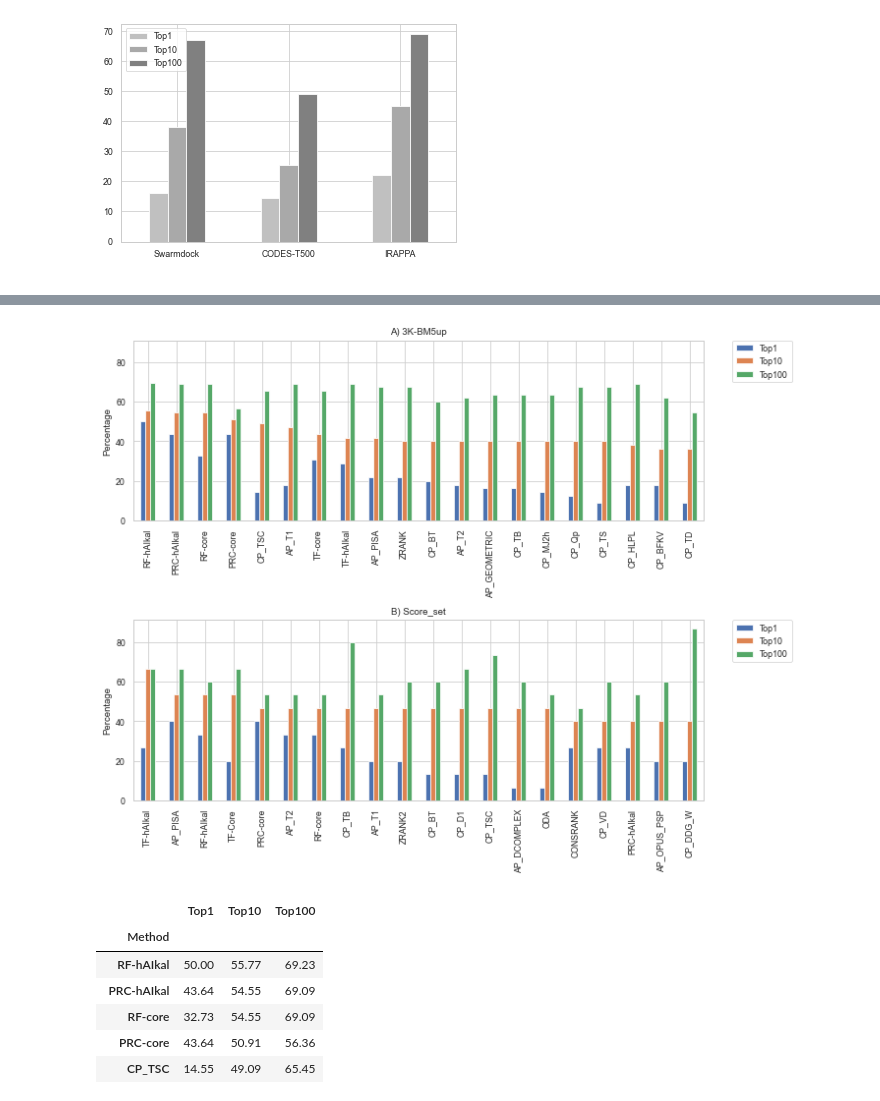
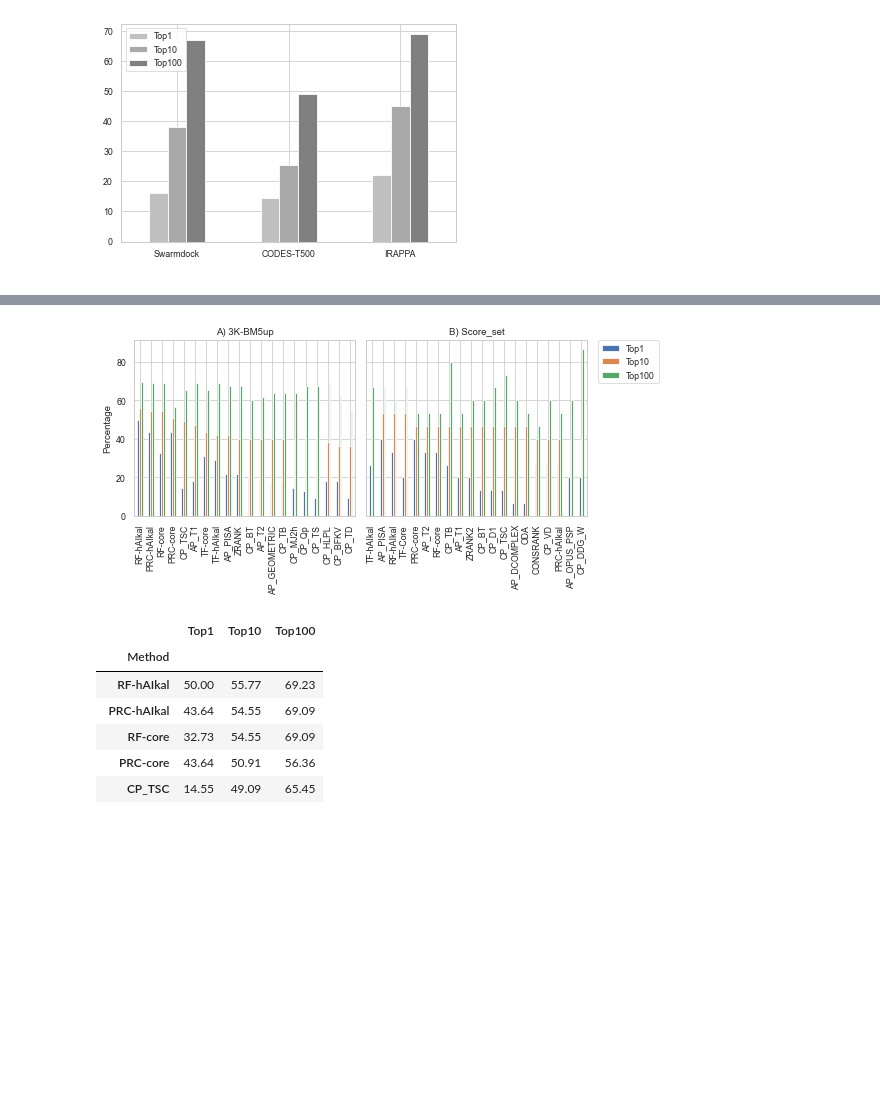
Before and after one commit to D-Barradas/DataViz, a Jupyter notebook: cube_viz/Barplot_setup_for_pubs.ipynb, the cells around one changed output, grey strips where cells are left out. Cells and saved outputs as stored; diff of their text form; code cells hidden in the pictures; blank space fills up the shorter version.

Commit message:
update the Radar plot scripts

```diff
--- a/cube_viz/Barplot_setup_for_pubs.ipynb
+++ b/cube_viz/Barplot_setup_for_pubs.ipynb
@@ -175,9 +174,13 @@ meth_two = score_set["Method"].to_list()
 bm5.set_index("Method",inplace=True)
 score_set.set_index("Method",inplace=True)
 # %%
-fig, ((ax1, ax2) ) = plt.subplots(2,1 , sharex=False
+# fig, ((ax1, ax2) ) = plt.subplots(2,1 , sharex=False
+fig, ((ax1, ax2) ) = plt.subplots(1,2 , sharex=False
+
                                 ,sharey=True
-                                ,figsize=( 10 , 8 )
+                                ,figsize=( 8 , 4 )
+
+                                # ,figsize=( 10 , 8 )
 )
 
 
@@ -186,37 +189,38 @@ bm5.head(n=20).plot(ax=ax1,title="A) 3K-BM5up",
                                          rot=0 ,
                                          kind="bar",
                                         #  color=['#C0C0C0','#A9A9A9','#808080'],
                                          legend=False,
                                         # xlabel=""
                                         )
 
 score_set.head(n=20).plot(ax=ax2,title="B) Score_set",
 #my_data[my_data["Dataset"]=="Score_set"].plot(ax=ax2,title="B) Score_set",
                                          rot=0 ,
                                          kind="bar",
-                                        #  color=['#C0C0C0','#A9A9A9','#808080'],
+                                         # three colors for the three datasets
+                                        #  color=['#FF0000','#9400D3','#800080'],
                                          legend=False,
                                         # xlabel=""
                                         )
 
 
 
 
 ax1.set_ylabel("Percentage")
 ax2.set_ylabel("Percentage")
 ax1.set_xlabel("")
 ax2.set_xlabel("")
 ax1.set_xticklabels(meth_one[:20],rotation=90)
 ax2.set_xticklabels(meth_two[:20],rotation=90)
-ax1.legend(bbox_to_anchor=(1.05, 1), loc=2, borderaxespad=0.)
+# ax1.legend(bbox_to_anchor=(1.05, 1), loc=2, borderaxespad=0.)
 ax2.legend(bbox_to_anchor=(1.05, 1), loc=2, borderaxespad=0.)
 # ax1.xticks(rotation=90)
 
 plt.tight_layout()
 plt.savefig("figures/success_rate_hAIkal_20.svg")
-plt.savefig("figures/success_rate_hAIkal_20.png",dpi=300,bbox_inches="tight",transparent=True)
+# plt.savefig("figures/success_rate_hAIkal_20.png",dpi=300,bbox_inches="tight",transparent=True)
 # %% [output]
-[figure, old version]
+[figure, new version]
 # %%
 bm5.head(n=21)
 # %% [output]
```
Also changed, not shown: parts of 3 cells of this notebook, 10 other files.
